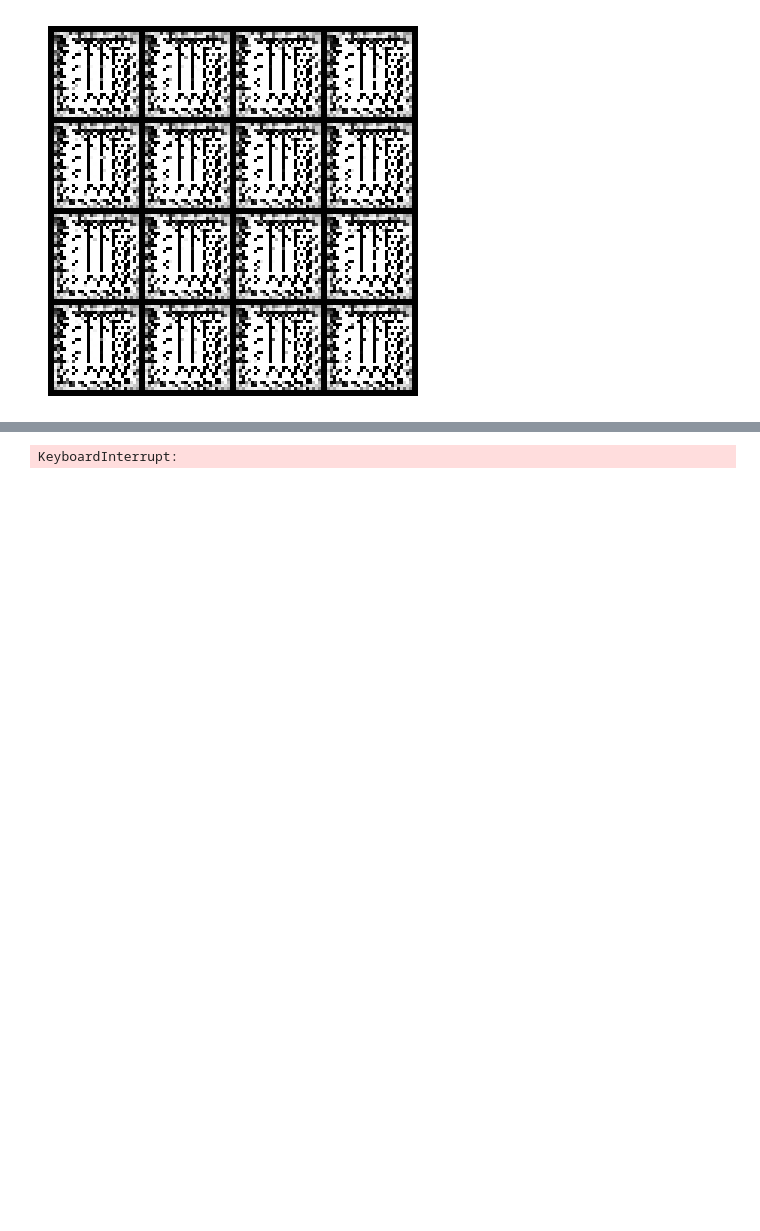
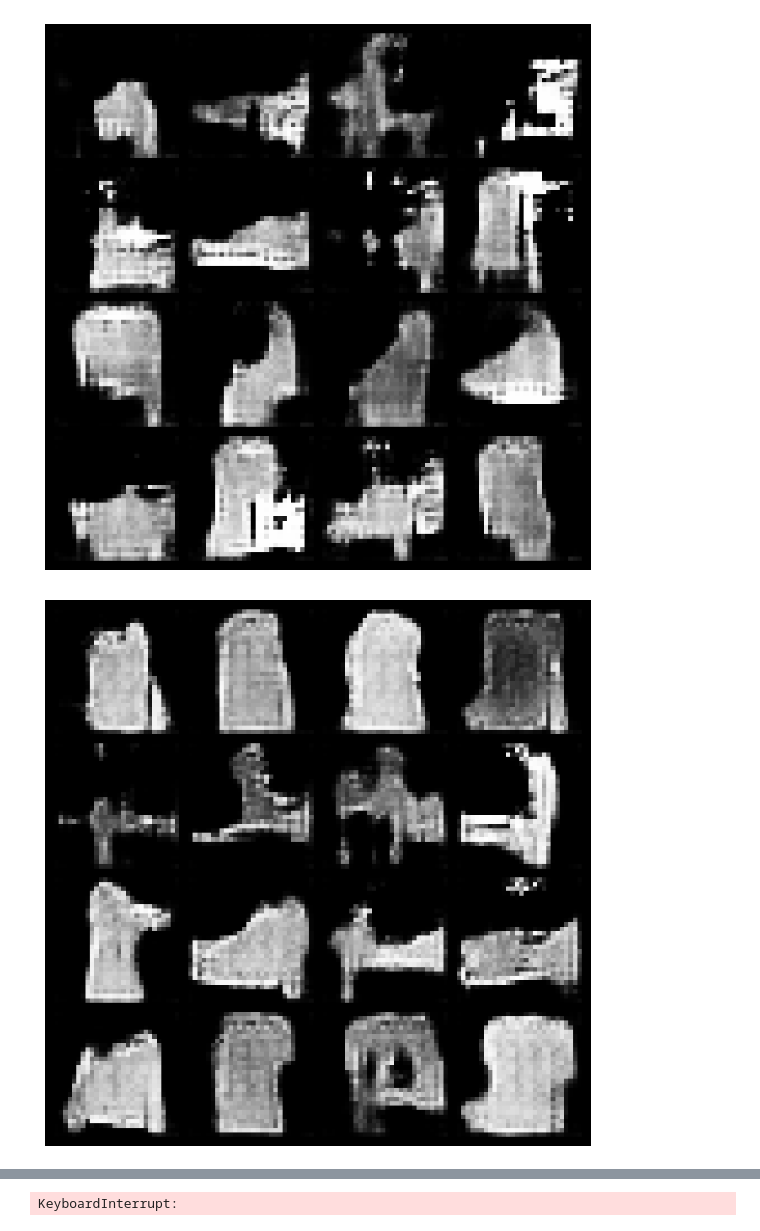
Before and after one commit to abdulvajid1/WGAN-FROM-SCRATCH-PYTORCH, a Jupyter notebook: train.ipynb, the cells around one changed output, grey strips where cells are left out. Cells and saved outputs as stored; diff of their text form; code cells hidden in the pictures; blank space fills up the shorter version.

Commit message:
added gradient penalty and train working

```diff
--- a/train.ipynb
+++ b/train.ipynb
@@ -113,10 +145,5 @@ def train(generator, critic, num_epochs, eval_epoch, device, batch_size, sample_
 # %%
-device = torch.device('cuda' if torch.cuda.is_available() else 'cpu')
-latent_dim = 512
-generator = Generator(latent_dim=latent_dim, device=device)
-critic = Critic()
-
-
-train(generator=generator, critic=critic, num_epochs=100, eval_epoch=20, device=device, batch_size=32, sample_size=1000, n_critic=5, latent_dim=latent_dim)
+train(generator=generator, critic=critic, num_epochs=100, eval_epoch=20, device=device, batch_size=32, sample_size=15000, n_critic=5, latent_dim=latent_dim, lambda_g=10)
 # %% [output]
-[figure, old version]
+[figure, new version]
+[figure, added]
```
Also changed, not shown: parts of 4 cells of this notebook, 3 other files.
